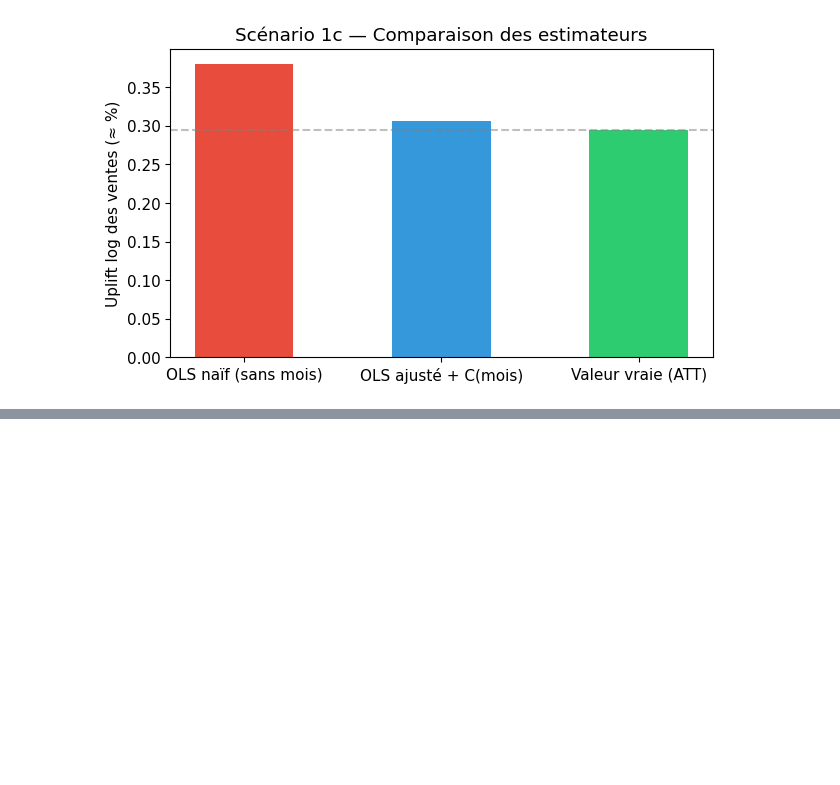
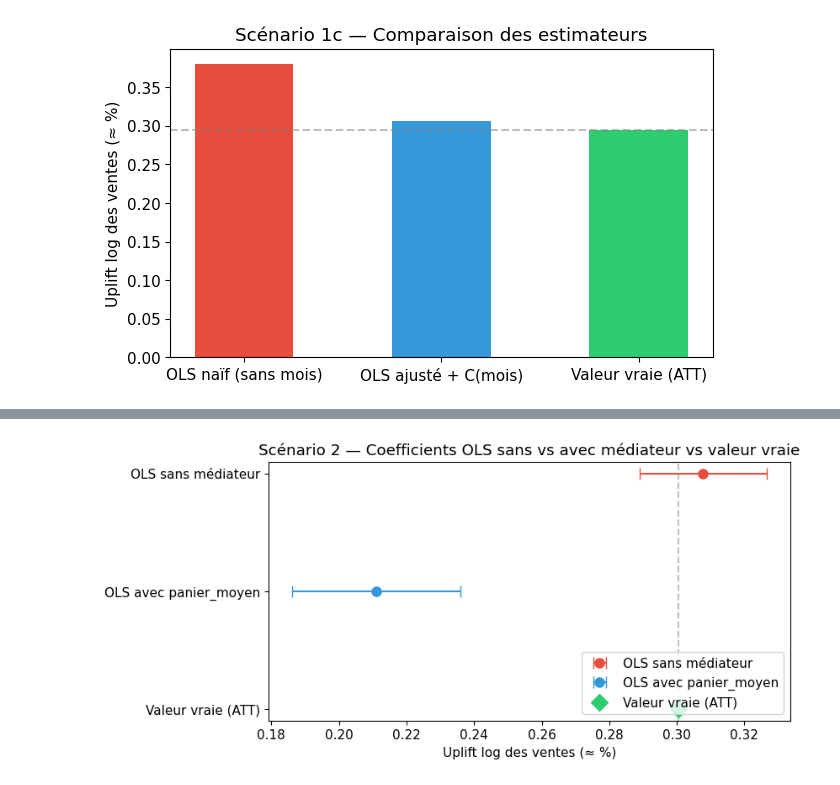
Before and after one commit to etirouthier/formation_causalite, a Jupyter notebook: formation_causalite.ipynb, the cells around one changed output, grey strips where cells are left out. Saved outputs shown, nothing was run; the diff lists cells and outputs as text; code cells hidden in the pictures; blank space fills up the shorter version.

```diff
--- a/formation_causalite.ipynb
+++ b/formation_causalite.ipynb
@@ -794,0 +881,36 @@ plt.show()
+# %%
+# ─────────────────────────────────────────────
+# Figure coefficient plot — Scénario 2
+# 3 points : OLS sans médiateur (correct), OLS avec panier_moyen (biaisé), ATT (vrai)
+# ─────────────────────────────────────────────
+
+coef_naive_sc2 = model_naive_sc2.params['pub']
+ci_naive_sc2   = model_naive_sc2.conf_int()
+xerr_naive_sc2 = [[coef_naive_sc2 - ci_naive_sc2.loc['pub', 0]],
+                   [ci_naive_sc2.loc['pub', 1] - coef_naive_sc2]]
+
+coef_med_sc2 = model_med_sc2.params['pub']
+ci_med_sc2   = model_med_sc2.conf_int()
+xerr_med_sc2 = [[coef_med_sc2 - ci_med_sc2.loc['pub', 0]],
+                 [ci_med_sc2.loc['pub', 1] - coef_med_sc2]]
+
+estimators_sc2 = ['OLS sans médiateur', 'OLS avec panier_moyen', 'Valeur vraie (ATT)']
+y_pos_sc2 = [2, 1, 0]
+
+fig, ax = plt.subplots(figsize=(8, 4))
+ax.errorbar(coef_naive_sc2, 2, xerr=xerr_naive_sc2, fmt='o', capsize=5,
+            color='#e74c3c', label='OLS sans médiateur', markersize=8)
+ax.errorbar(coef_med_sc2, 1, xerr=xerr_med_sc2, fmt='o', capsize=5,
+            color='#3498db', label='OLS avec panier_moyen', markersize=8)
+ax.errorbar(att_sc2_log, 0, fmt='D', color='#2ecc71',
+            label='Valeur vraie (ATT)', markersize=10)
+ax.axvline(x=att_sc2_log, color='gray', linestyle='--', alpha=0.5)
+ax.set_yticks(y_pos_sc2)
+ax.set_yticklabels(estimators_sc2)
+ax.set_xlabel('Uplift log des ventes (≈ %)')
+ax.set_title('Scénario 2 — Coefficients OLS sans vs avec médiateur vs valeur vraie')
+ax.legend(loc='lower right')
+fig.savefig('figures/sc2_coeff.png', dpi=150, bbox_inches='tight')
+plt.show()
+# %% [output]
+[figure, added]
```
Also changed, not shown: parts of 4 cells of this notebook, 4 other files.
